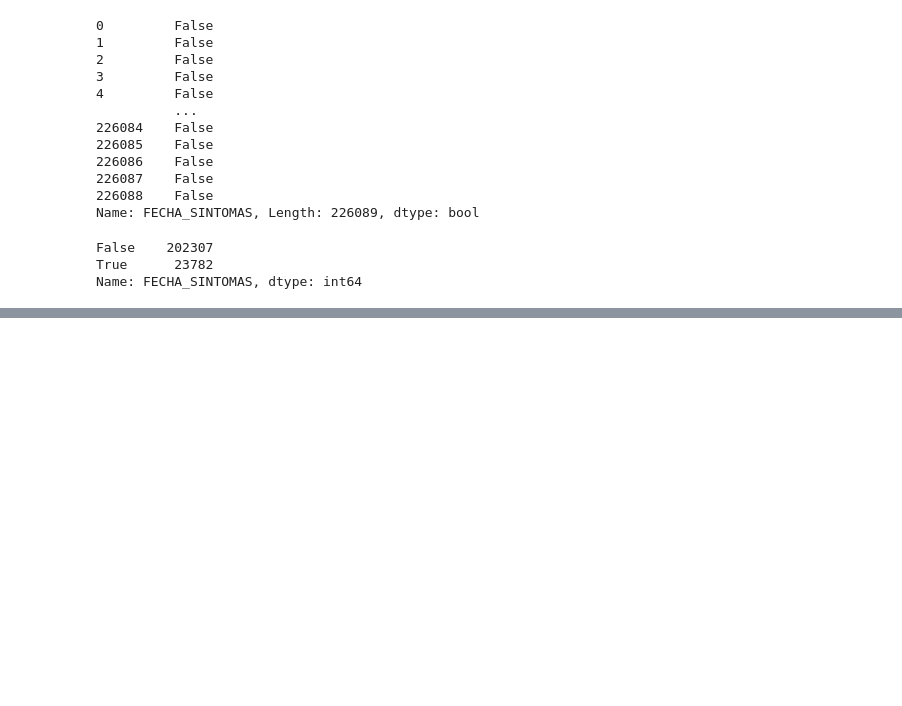
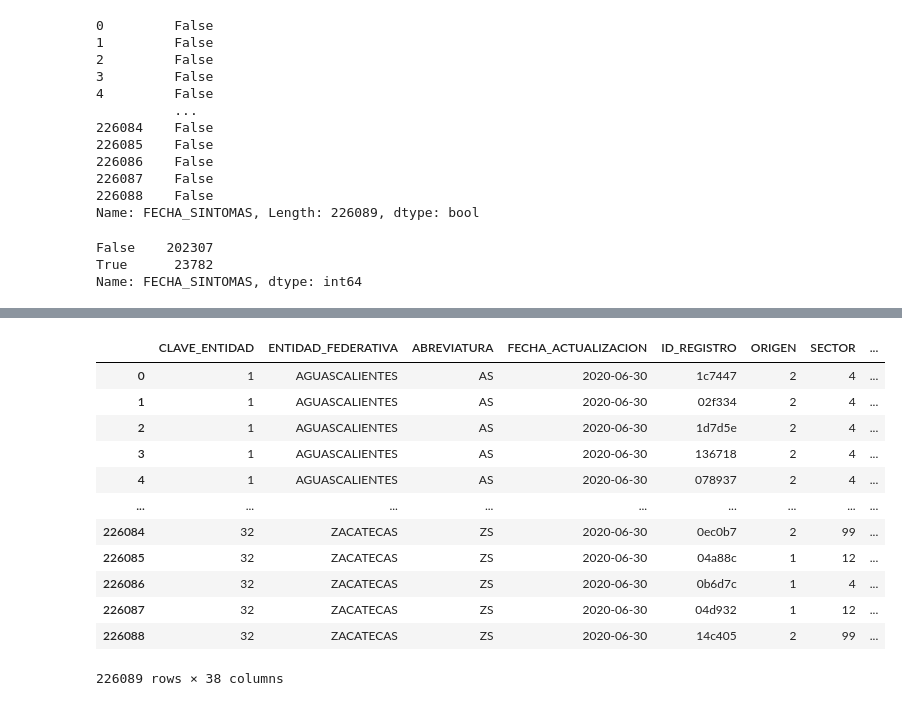
Before and after one commit to irvingfisica/tutorial_covid, a Jupyter notebook: tutorial.ipynb, the cells around one changed output, grey strips where cells are left out. Cells and saved outputs as stored; diff of their text form; code cells hidden in the pictures; blank space fills up the shorter version.

```diff
--- a/tutorial.ipynb
+++ b/tutorial.ipynb
@@ -257,0 +289,2 @@ Name: FECHA_SINTOMAS, dtype: int64
+# %%
+catalogos = pd.read_excel("Catalogos_0412.xlsx",sheet_name=None)
@@ -257,0 +335,18 @@ Name: FECHA_SINTOMAS, dtype: int64
+# %%
+estados = catalogos["Catálogo de ENTIDADES"]
+# %%
+pd.merge(estados,confirmados,how="right",left_on="CLAVE_ENTIDAD",right_on="ENTIDAD_RES")
+# %% [output]
+|  | CLAVE_ENTIDAD | ENTIDAD_FEDERATIVA | ABREVIATURA | FECHA_ACTUALIZACION | ID_REGISTRO | ORIGEN | SECTOR | ... |
+| 0 | 1 | AGUASCALIENTES | AS | 2020-06-30 | 1c7447 | 2 | 4 | ... |
+| 1 | 1 | AGUASCALIENTES | AS | 2020-06-30 | 02f334 | 2 | 4 | ... |
+| 2 | 1 | AGUASCALIENTES | AS | 2020-06-30 | 1d7d5e | 2 | 4 | ... |
+| 3 | 1 | AGUASCALIENTES | AS | 2020-06-30 | 136718 | 2 | 4 | ... |
+| 4 | 1 | AGUASCALIENTES | AS | 2020-06-30 | 078937 | 2 | 4 | ... |
+| ... | ... | ... | ... | ... | ... | ... | ... | ... |
+| 226084 | 32 | ZACATECAS | ZS | 2020-06-30 | 0ec0b7 | 2 | 99 | ... |
+| 226085 | 32 | ZACATECAS | ZS | 2020-06-30 | 04a88c | 1 | 12 | ... |
+| 226086 | 32 | ZACATECAS | ZS | 2020-06-30 | 0b6d7c | 1 | 4 | ... |
+| 226087 | 32 | ZACATECAS | ZS | 2020-06-30 | 04d932 | 1 | 12 | ... |
+| 226088 | 32 | ZACATECAS | ZS | 2020-06-30 | 14c405 | 2 | 99 | ... |
+226089 rows × 38 columns
```
Also changed, not shown: parts of 18 cells of this notebook.
